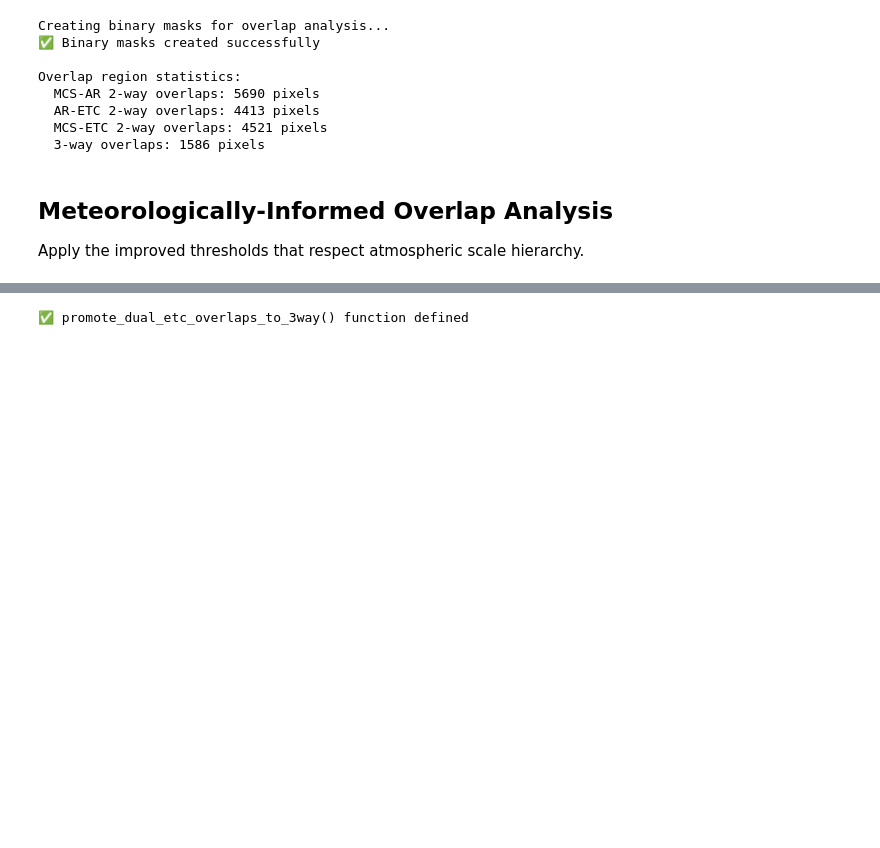
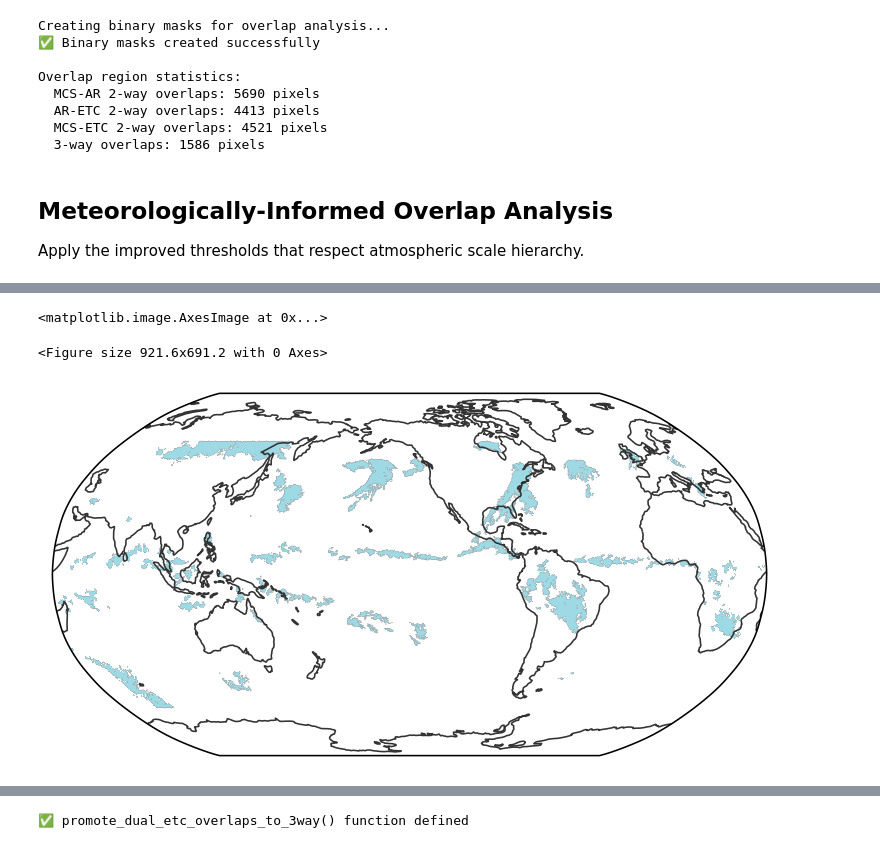
Before and after one commit to WACCEM/gsrm_cooccurrencefeature, a Jupyter notebook: test_id_cooccurrence_v2.ipynb, the cells around one changed output, grey strips where cells are left out. Cells and saved outputs as stored; diff of their text form; code cells hidden in the pictures; blank space fills up the shorter version.

Commit message:
WIP: Added a function to remove MCSs that overlap with TCs.

```diff
--- a/test_id_cooccurrence_v2.ipynb
+++ b/test_id_cooccurrence_v2.ipynb
@@ -681,0 +1158,8 @@ Apply the improved thresholds that respect atmospheric scale hierarchy.
+# %%
+_mcs_filtered = filter_mcs_tc_overlaps(
+    mcs_mask=_ds.mcs_mask,
+    tc_mask=_ds.tc_mask,
+    overlap_threshold=0.15,  # 15% threshold
+    verbose=True
+)
+np.unique(_mcs_filtered)
@@ -681,0 +1191,6 @@ Apply the improved thresholds that respect atmospheric scale hierarchy.
+# %%
+egh.healpix_show(_mcs_filtered.where(_mcs_filtered>0), vmin=_mcs_filtered.min(), vmax=_mcs_filtered.max(), cmap='tab20')
+# %% [output]
+<matplotlib.image.AxesImage at 0x...>
+<Figure size 921.6x691.2 with 0 Axes>
+[figure, added]
```
Also changed, not shown: parts of 10 cells of this notebook.
